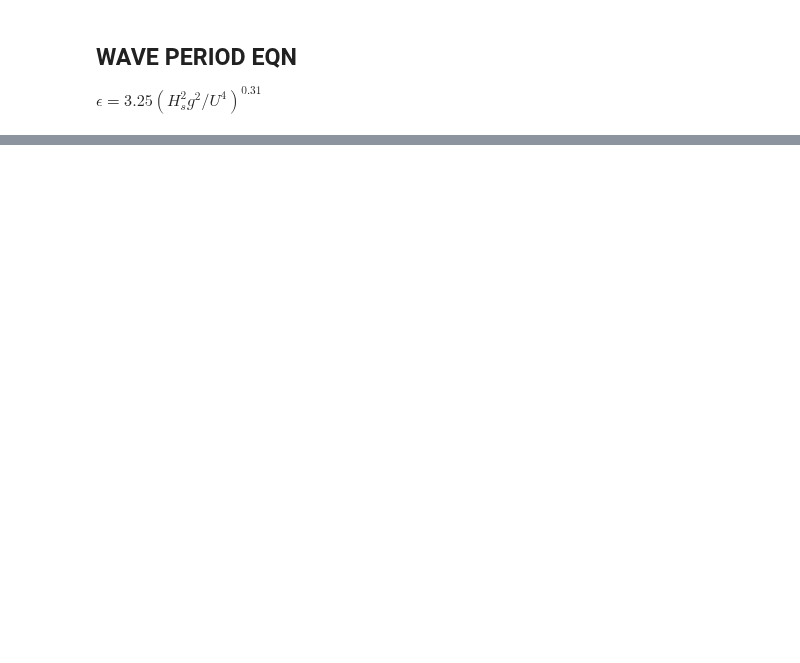
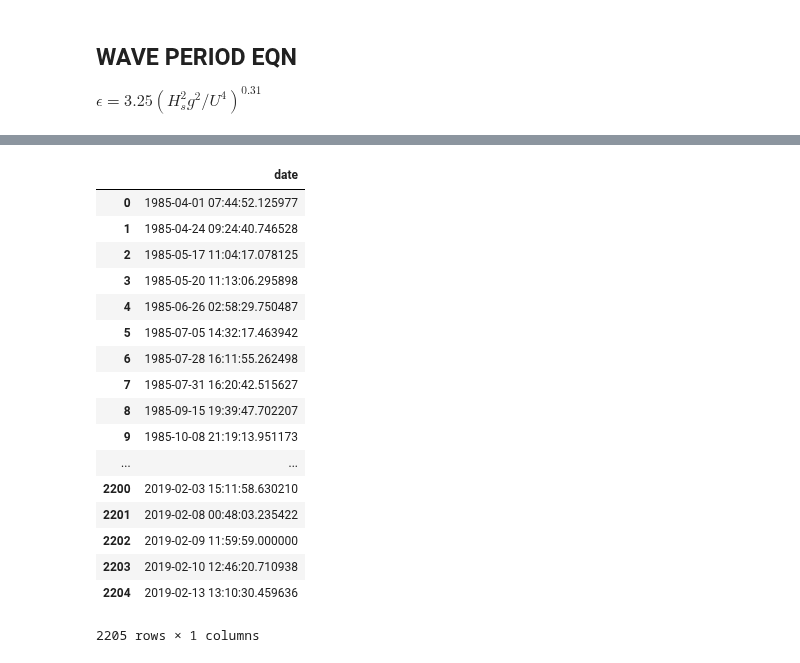
Before and after one commit to CourtneySmith32/Honours-Coursework, a Jupyter notebook: CBG_month.ipynb, the cells around one changed output, grey strips where cells are left out. Cells and saved outputs as stored; diff of their text form; code cells hidden in the pictures; blank space fills up the shorter version.

```diff
--- a/CBG_month.ipynb
+++ b/CBG_month.ipynb
@@ -119,3 +75,2 @@ for k in range(len(days)-1):
 # %%
-for k in range(len(days)):
-    print wh[jan1], netCDF4.num2date(tt[jan1[k]],u'days since 1985-01-01 00:00:00 UTC')
+alltime = num2date(tt[:],u'days since 1985-01-01 00:00:00 UTC')
@@ -567,0 +298,23 @@ m.scatter(xs2,ys2,marker=".", alpha=0.7)
+# %%
+df = pd.DataFrame(data={"date": days2})
+df.to_csv("CBG_MONTHSS.csv", sep=',',index=False)
+df
+# %% [output]
+|  | date |
+| 0 | 1985-04-01 07:44:52.125977 |
+| 1 | 1985-04-24 09:24:40.746528 |
+| 2 | 1985-05-17 11:04:17.078125 |
+| 3 | 1985-05-20 11:13:06.295898 |
+| 4 | 1985-06-26 02:58:29.750487 |
+| 5 | 1985-07-05 14:32:17.463942 |
+| 6 | 1985-07-28 16:11:55.262498 |
+| 7 | 1985-07-31 16:20:42.515627 |
+| 8 | 1985-09-15 19:39:47.702207 |
+| 9 | 1985-10-08 21:19:13.951173 |
+| ... | ... |
+| 2200 | 2019-02-03 15:11:58.630210 |
+| 2201 | 2019-02-08 00:48:03.235422 |
+| 2202 | 2019-02-09 11:59:59.000000 |
+| 2203 | 2019-02-10 12:46:20.710938 |
+| 2204 | 2019-02-13 13:10:30.459636 |
+2205 rows × 1 columns
```
Also changed, not shown: parts of 47 cells of this notebook, 6 other files.
